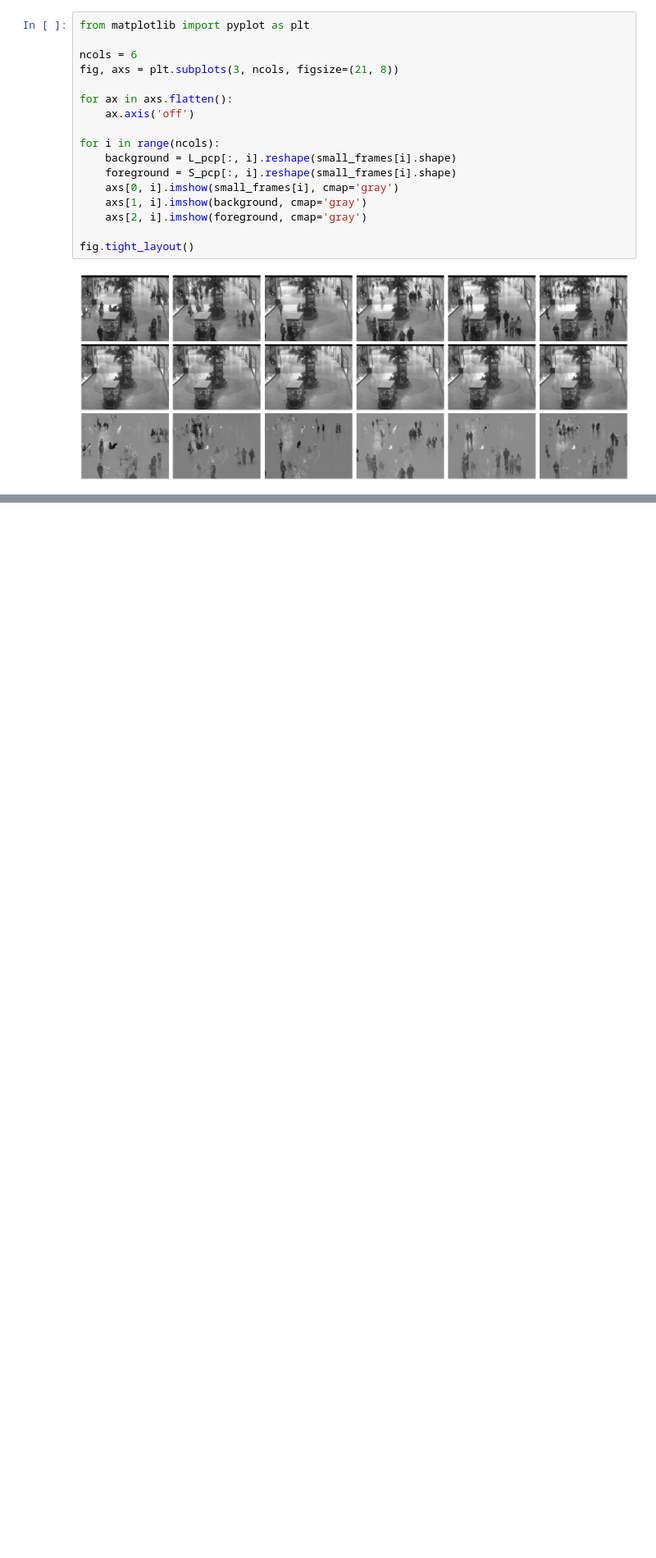
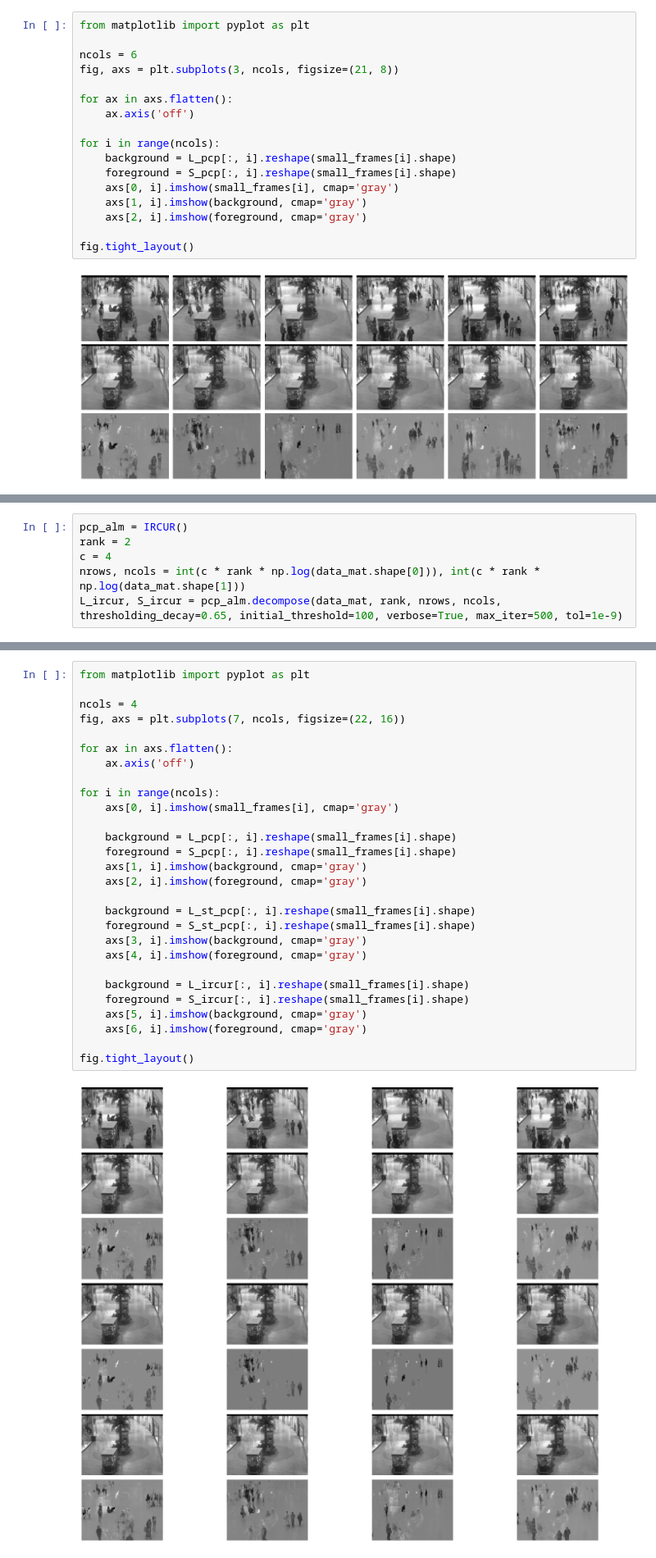
Before and after one commit to sverdoot/robust-pca, a Jupyter notebook: notebooks/demo_mall.ipynb, the cells around one changed output, grey strips where cells are left out. Shown at 82% size. Cells and saved outputs as stored; diff of their text form; blank space fills up the shorter version.

```diff
--- a/notebooks/demo_mall.ipynb
+++ b/notebooks/demo_mall.ipynb
@@ -65,0 +103,6 @@ fig.tight_layout()
+# %%
+pcp_alm = IRCUR()
+rank = 2
+c = 4
+nrows, ncols = int(c * rank * np.log(data_mat.shape[0])), int(c * rank * np.log(data_mat.shape[1]))
+L_ircur, S_ircur = pcp_alm.decompose(data_mat, rank, nrows, ncols, thresholding_decay=0.65, initial_threshold=100, verbose=True, max_iter=500, tol=1e-9)
@@ -65,0 +116,30 @@ fig.tight_layout()
+# %%
+from matplotlib import pyplot as plt
+
+ncols = 4
+fig, axs = plt.subplots(7, ncols, figsize=(22, 16))
+
+for ax in axs.flatten():
+    ax.axis('off')
+
+for i in range(ncols):
+    axs[0, i].imshow(small_frames[i], cmap='gray')
+
+    background = L_pcp[:, i].reshape(small_frames[i].shape)
+    foreground = S_pcp[:, i].reshape(small_frames[i].shape)
+    axs[1, i].imshow(background, cmap='gray')
+    axs[2, i].imshow(foreground, cmap='gray')
+
+    background = L_st_pcp[:, i].reshape(small_frames[i].shape)
+    foreground = S_st_pcp[:, i].reshape(small_frames[i].shape)
+    axs[3, i].imshow(background, cmap='gray')
+    axs[4, i].imshow(foreground, cmap='gray')
+
+    background = L_ircur[:, i].reshape(small_frames[i].shape)
+    foreground = S_ircur[:, i].reshape(small_frames[i].shape)
+    axs[5, i].imshow(background, cmap='gray')
+    axs[6, i].imshow(foreground, cmap='gray')
+
+fig.tight_layout()
+# %% [output]
+[figure, added]
```
Also changed, not shown: parts of 8 cells of this notebook, 1 other file.
